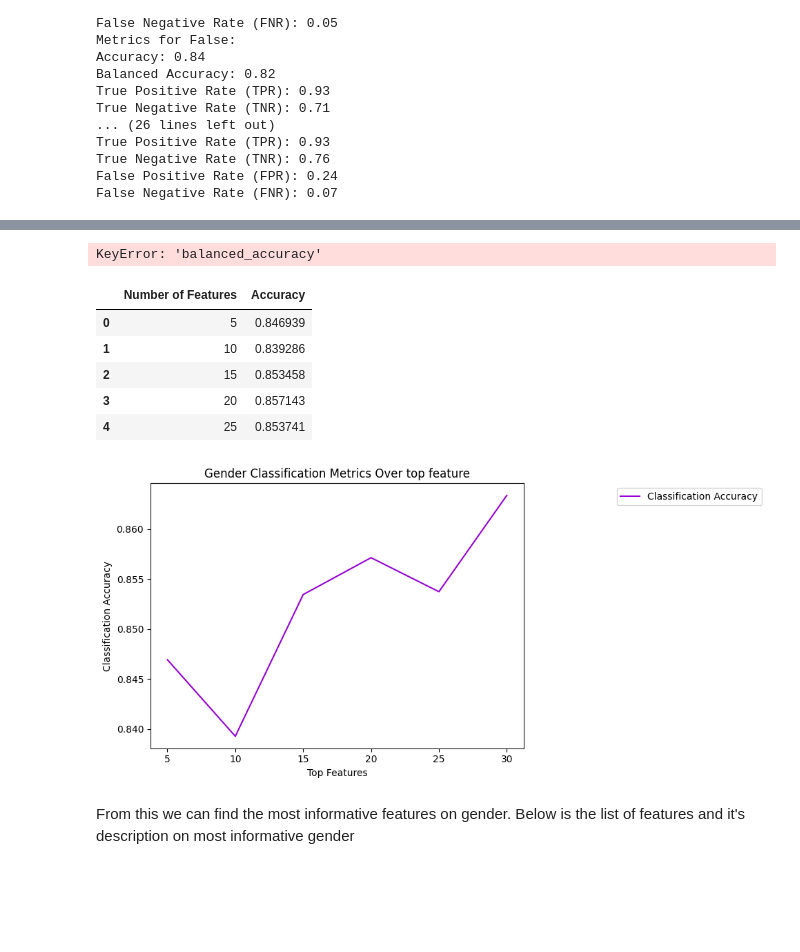
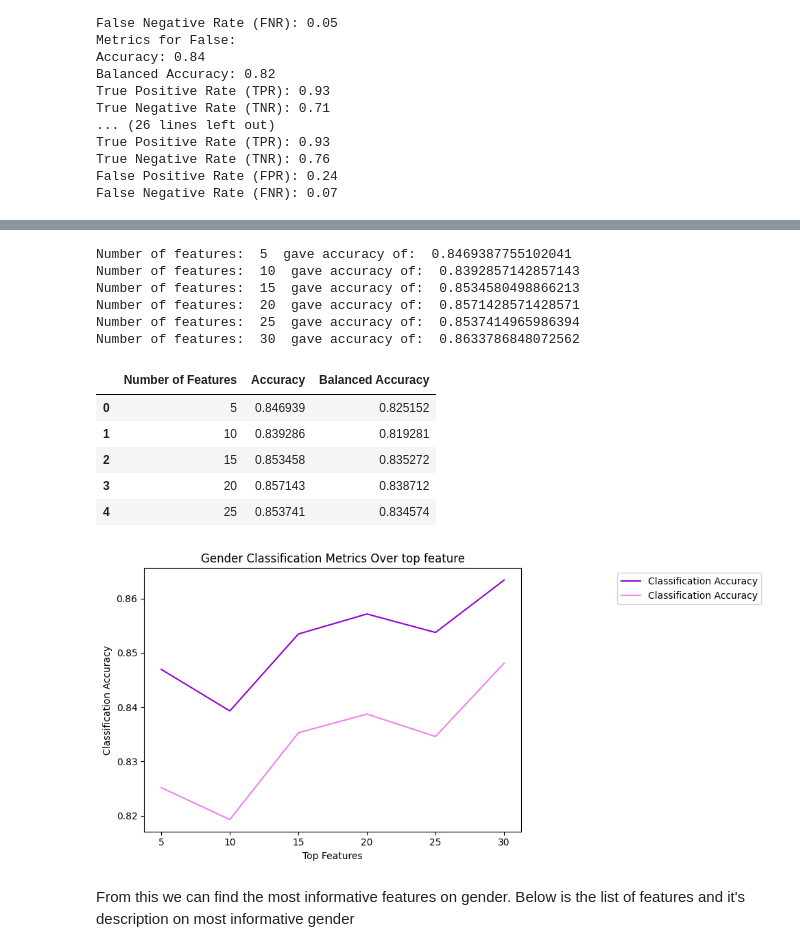
Before and after one commit to momoaolig/ML-Team-Assignment, a Jupyter notebook: mlt10_report.ipynb, the cells around one changed output, grey strips where cells are left out. Saved outputs shown, nothing was run; the diff lists cells and outputs as text; code cells hidden in the pictures; blank space fills up the shorter version.

```diff
--- a/mlt10_report.ipynb
+++ b/mlt10_report.ipynb
@@ -484,7 +484,7 @@ def find_best_features(X, y, best_prams):
         clf.fit(X_train_selected, y_train)
         y_pred = clf.predict(X_val_selected)
         metrics = calculate_accuracy(y_val, y_pred, False)
-        result.append({'model':clf, 'indices':top_feature_indices,'Number of Features': num, 'Accuracy':metrics['accuracy']})
+        result.append({'model':clf, 'indices':top_feature_indices,'Number of Features': num, 'Accuracy':metrics['accuracy'], 'Balanced Accuracy':metrics['balanced_accuracy']})
     return result, correlations
 # %%
 result_gender, correlations_gender = find_best_features(X_train, y_train_gender, best_param_gender)
@@ -534,33 +514,39 @@ for n in result_gender:
     if(n['Accuracy'] > best_acc_filtered_gender):
         best_acc_filtered_gender = n['Accuracy']
         n_best = n
-    top_feature_df_gender_list.append({'Number of Features': n['Number of Features'], 'Accuracy':n['Accuracy'], 'Balanced Accuracy':n['balanced_accuracy']})
+    top_feature_df_gender_list.append({'Number of Features': n['Number of Features'], 'Accuracy':n['Accuracy'], 'Balanced Accuracy':n['Balanced Accuracy']})
     print("Number of features: ", n['Number of Features']," gave accuracy of: ", n['Accuracy'])
 top_feature_df_gender = pd.DataFrame(top_feature_df_gender_list)
 # %% [output]
-KeyError: 'balanced_accuracy'
+Number of features:  5  gave accuracy of:  0.8469387755102041
+Number of features:  10  gave accuracy of:  0.8392857142857143
+Number of features:  15  gave accuracy of:  0.8534580498866213
+Number of features:  20  gave accuracy of:  0.8571428571428571
+Number of features:  25  gave accuracy of:  0.8537414965986394
+Number of features:  30  gave accuracy of:  0.8633786848072562
 # %%
 top_feature_df_gender.head()
 # %% [output]
-|  | Number of Features | Accuracy |
-| 0 | 5 | 0.846939 |
-| 1 | 10 | 0.839286 |
-| 2 | 15 | 0.853458 |
-| 3 | 20 | 0.857143 |
-| 4 | 25 | 0.853741 |
+|  | Number of Features | Accuracy | Balanced Accuracy |
+| 0 | 5 | 0.846939 | 0.825152 |
+| 1 | 10 | 0.839286 | 0.819281 |
+| 2 | 15 | 0.853458 | 0.835272 |
+| 3 | 20 | 0.857143 | 0.838712 |
+| 4 | 25 | 0.853741 | 0.834574 |
 # %%
 # plot results
 fig, ax = plt.subplots(1, 1)
 num_top_features = range(5, 31, 5)
 ax.plot(num_top_features, top_feature_df_gender['Accuracy'], label = "Classification Accuracy", color='darkviolet')
+ax.plot(num_top_features, top_feature_df_gender['Balanced Accuracy'], label = "Classification Accuracy", color='violet')
 ax.set_title('Gender Classification Metrics Over top feature')
 ax.set_xlabel('Top Features')
 ax.set_ylabel('Classification Accuracy')
 fig.tight_layout()
 plt.legend(loc='upper right', bbox_to_anchor=(1.15, 0.5, 0.5, 0.5))
 plt.show()
 # %% [output]
-[figure, old version]
+[figure, new version]
 # %% [markdown]
 From this we can find the most informative features on gender. Below is the list of features and it's description on most informative gender
 # %% [markdown]
```
Also changed, not shown: parts of 10 cells of this notebook.
